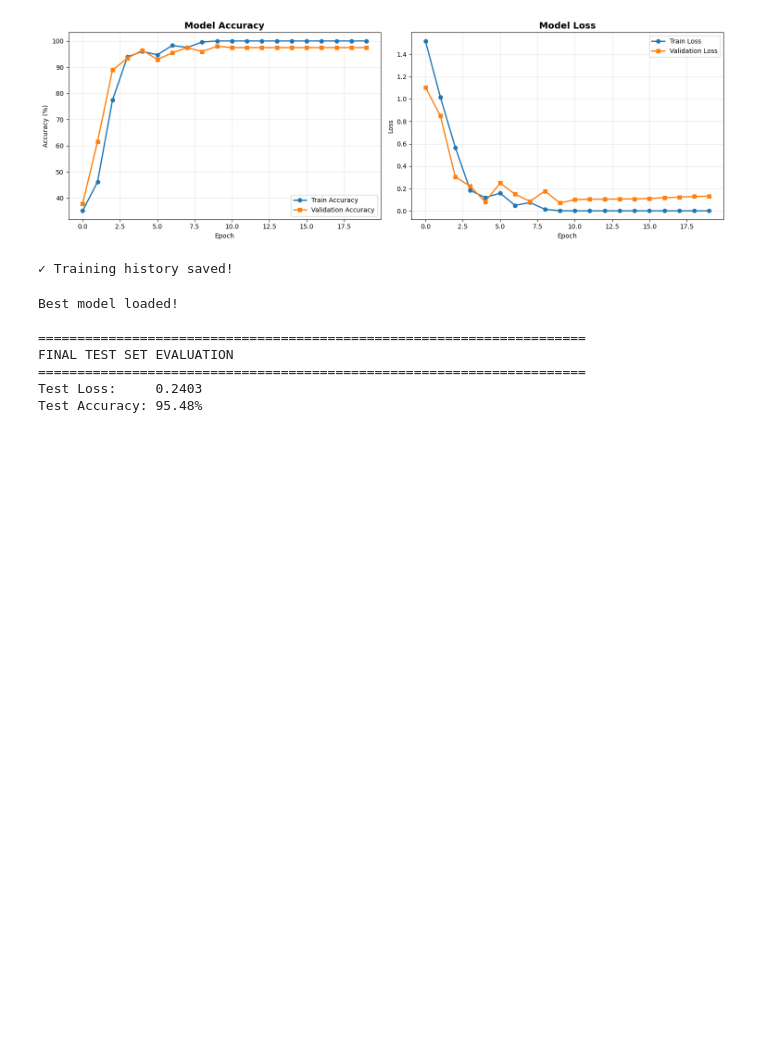
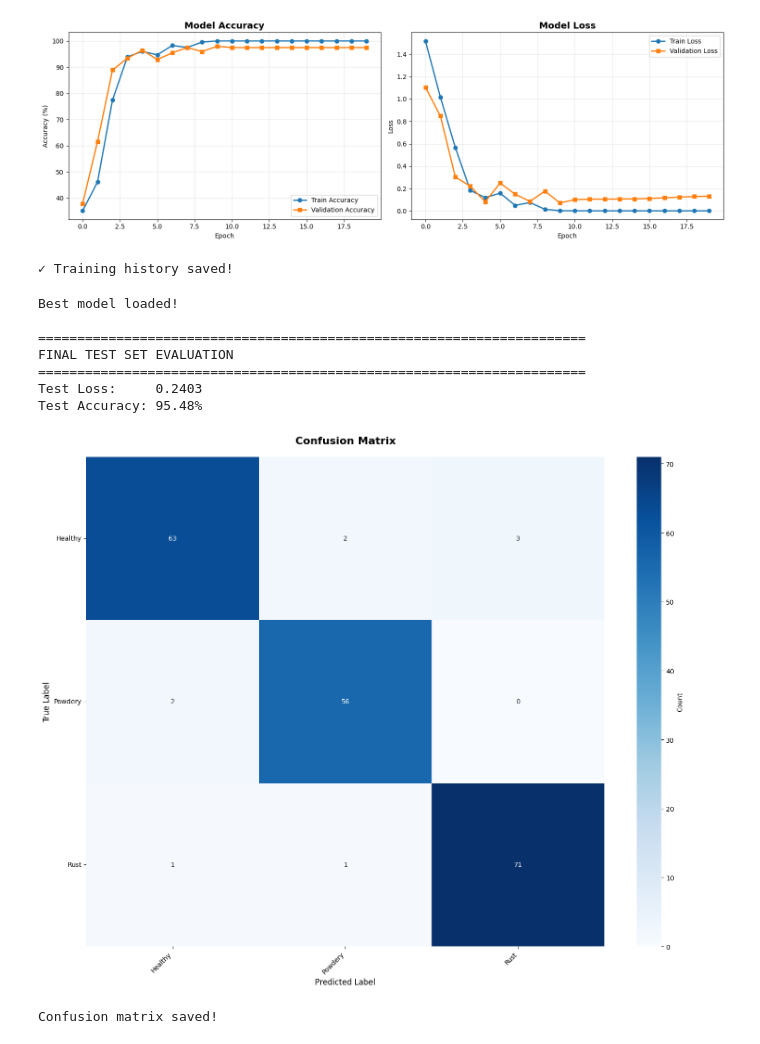
Before and after one commit to Zee5h4n/lessons-learned, a Jupyter notebook: plan_disease.ipynb, the cells around one changed output. Saved outputs shown, nothing was run; the diff lists cells and outputs as text; code cells hidden in the pictures; blank space fills up the shorter version.

Commit message:
CONFUSION MATRIX

```diff
--- a/plan_disease.ipynb
+++ b/plan_disease.ipynb
@@ -622,3 +622,28 @@ FINAL TEST SET EVALUATION
 ======================================================================
 Test Loss:     0.2403
 Test Accuracy: 95.48%
+# %%
+# SECTION 15: CONFUSION MATRIX
+# ==================================================================================
+
+# Create confusion matrix
+cm = confusion_matrix(test_labels, test_preds)
+
+# Plot
+plt.figure(figsize=(15, 12))
+sns.heatmap(cm, annot=True, fmt='d', cmap='Blues',
+            xticklabels=class_names,
+            yticklabels=class_names,
+            cbar_kws={'label': 'Count'})
+plt.title('Confusion Matrix', fontsize=16, fontweight='bold', pad=20)
+plt.xlabel('Predicted Label', fontsize=12)
+plt.ylabel('True Label', fontsize=12)
+plt.xticks(rotation=45, ha='right')
+plt.yticks(rotation=0)
+plt.tight_layout()
+plt.savefig('/content/confusion_matrix_pytorch.png', dpi=100, bbox_inches='tight')
+plt.show()
+print("Confusion matrix saved!")
+# %% [output]
+[figure, added]
+Confusion matrix saved!
```
